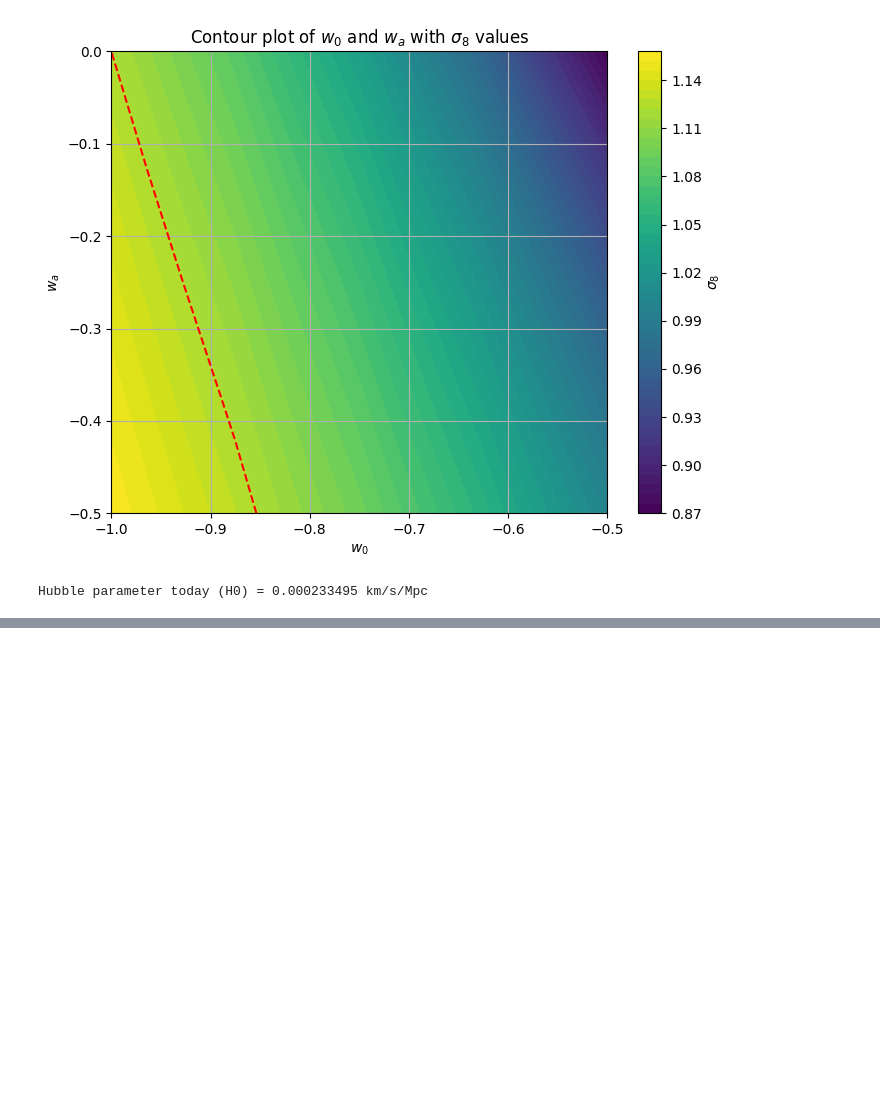
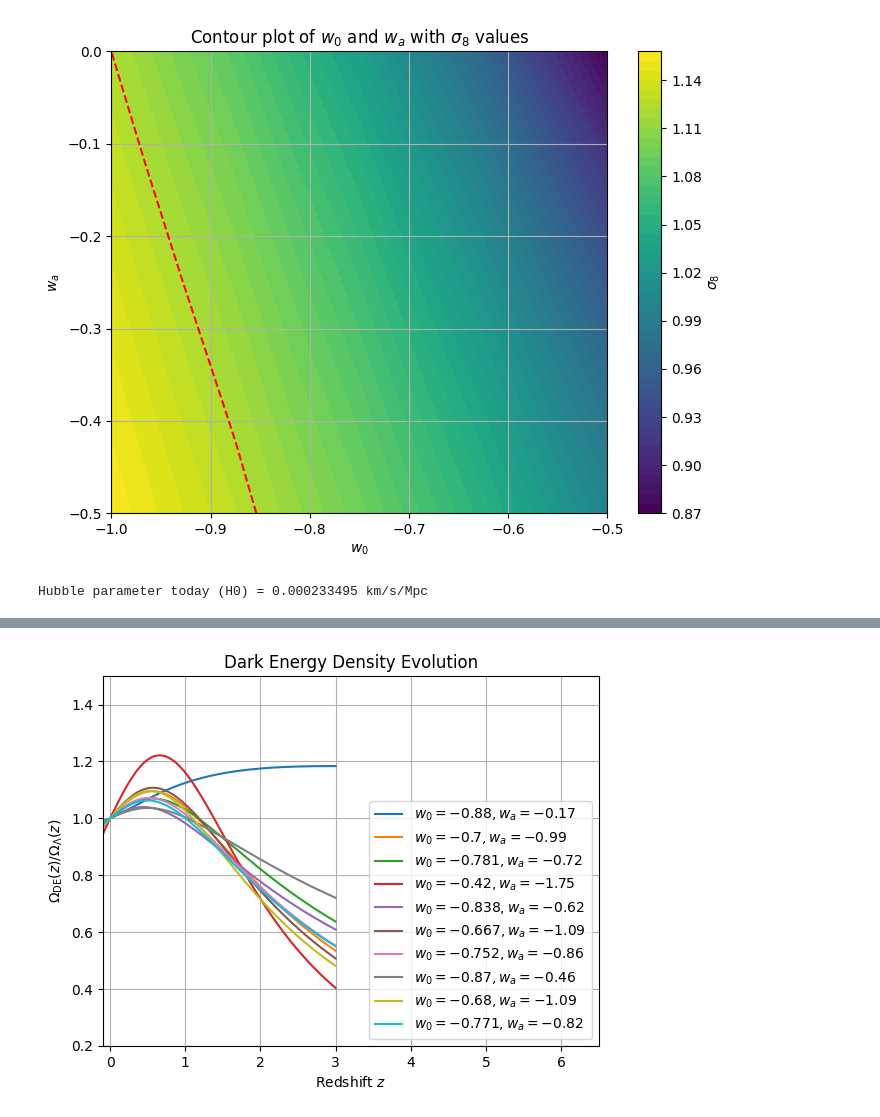
Before and after one commit to santiagocasas/clapp, a Jupyter notebook: notebooks/cosmology_validation.ipynb, the cells around one changed output, grey strips where cells are left out. Drawn from its saved outputs; the diff is of its cells as text; code cells hidden in the pictures; blank space fills up the shorter version.

```diff
--- a/notebooks/cosmology_validation.ipynb
+++ b/notebooks/cosmology_validation.ipynb
@@ -1119,0 +1175,14 @@ Hubble parameter today (H0) = 0.000233495 km/s/Mpc
+# %%
+Omega_de_LCDM = Omega_de_ofz(z_array, Omega_m, Omega_de, -1.0, 0.0)
+for w0, wa in zip(w0_desi, wa_desi):
+    plt.plot(z_array, Omega_de_ofz(z_array, Omega_m, Omega_de, w0, wa)/Omega_de_LCDM, label=rf"$w_0={w0}, w_a={wa}$ ")
+plt.xlabel("Redshift $z$")
+plt.ylabel(r"$\Omega_{\rm DE}(z)/\Omega_{\Lambda}(z)$")
+plt.title("Dark Energy Density Evolution")
+plt.legend(loc="lower right")
+plt.ylim(0.2, 1.5)
+plt.xlim(-0.1, 6.5)
+plt.grid(True)
+plt.show()
+# %% [output]
+[figure, added]
```
Also changed, not shown: parts of 9 cells of this notebook, 5 other files.
